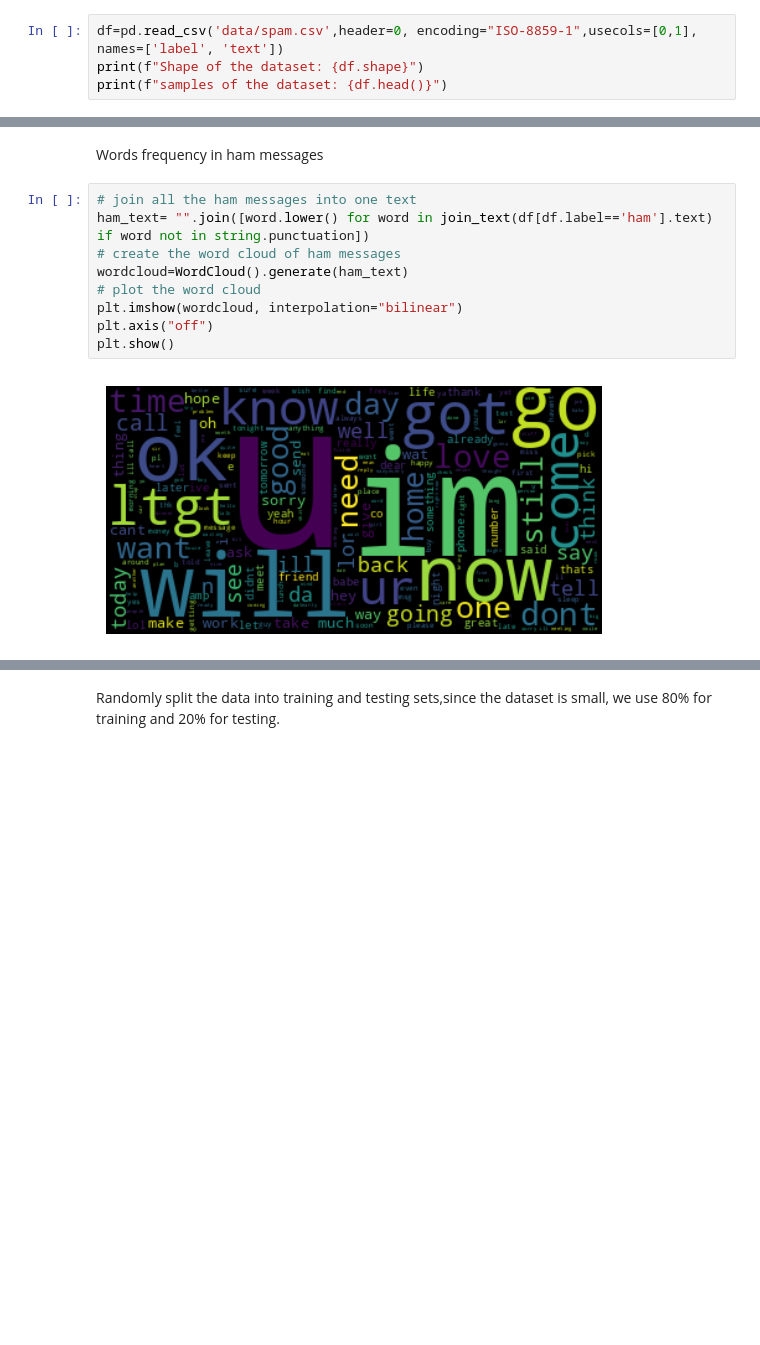
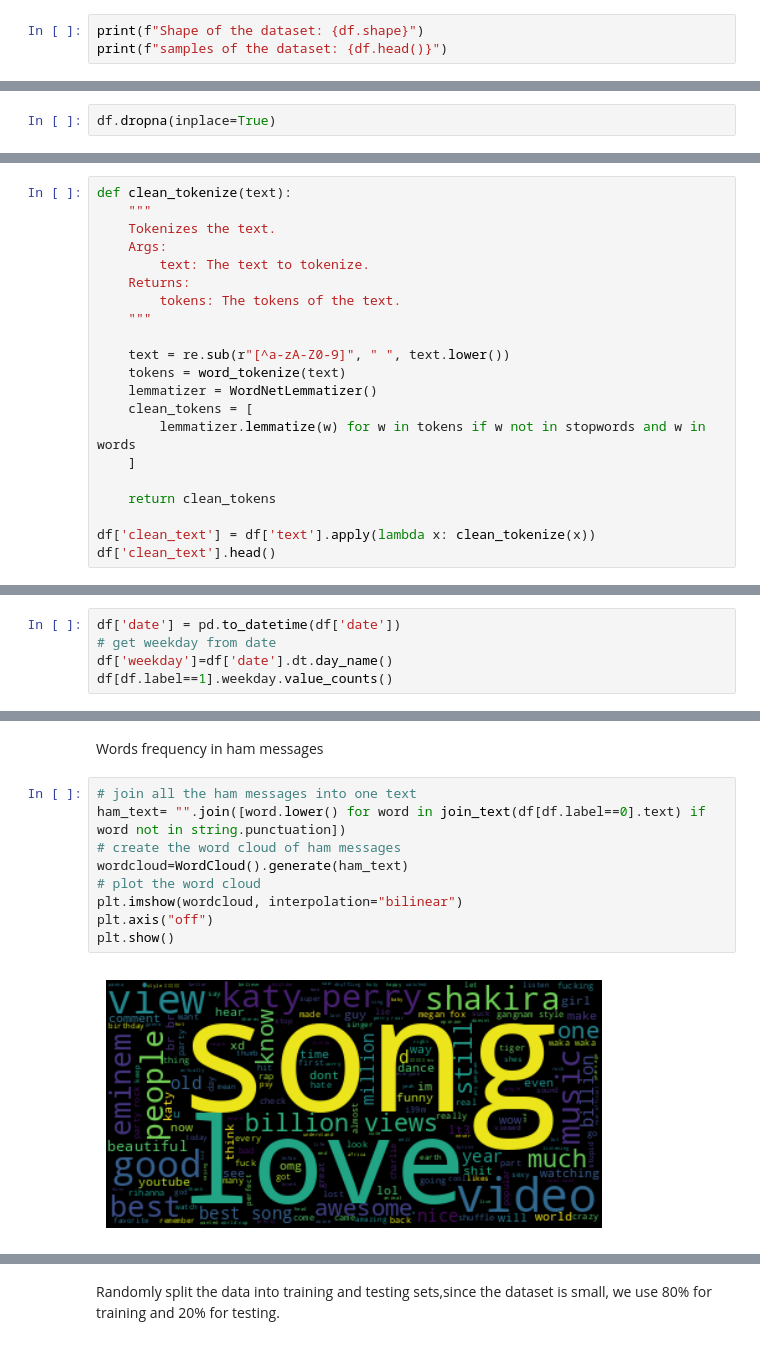
Before and after one commit to canfang-feng/nlp-pipeline, a Jupyter notebook: SMS_Spam_Classifier.ipynb, the cells around one changed output, grey strips where cells are left out. Saved outputs shown, nothing was run; the diff lists cells and outputs as text; blank space fills up the shorter version.

```diff
--- a/SMS_Spam_Classifier.ipynb
+++ b/SMS_Spam_Classifier.ipynb
@@ -48,5 +65,4 @@ Only query the first two columns data, and assign the columns name as "label" an
 # %%
-df=pd.read_csv('data/spam.csv',header=0, encoding="ISO-8859-1",usecols=[0,1], names=['label', 'text'])
 print(f"Shape of the dataset: {df.shape}")
 print(f"samples of the dataset: {df.head()}")
 # %% [output]
@@ -71 +99,3 @@ For this dataset, there is no missing value.
+# %%
+df.dropna(inplace=True)
 # %% [markdown]
@@ -97,0 +103,21 @@ Name: clean_text, dtype: object
+# %%
+def clean_tokenize(text):
+    """
+    Tokenizes the text.
+    Args:
+        text: The text to tokenize.
+    Returns:
+        tokens: The tokens of the text.
+    """
+
+    text = re.sub(r"[^a-zA-Z0-9]", " ", text.lower())
+    tokens = word_tokenize(text)
+    lemmatizer = WordNetLemmatizer()
+    clean_tokens = [
+        lemmatizer.lemmatize(w) for w in tokens if w not in stopwords and w in words
+    ]
+
+    return clean_tokens
+
+df['clean_text'] = df['text'].apply(lambda x: clean_tokenize(x))
+df['clean_text'].head()
@@ -112,0 +168,5 @@ This is imbalanced data. The ratio of ham to spam is 0.87:0.13
+# %%
+df['date'] = pd.to_datetime(df['date'])
+# get weekday from date
+df['weekday']=df['date'].dt.day_name()
+df[df.label==1].weekday.value_counts()
@@ -185,15 +240,15 @@ According to the wordcloud diagram and bar chart, we can see that spam messages
 Words frequency in ham messages
 # %%
 # join all the ham messages into one text
-ham_text= "".join([word.lower() for word in join_text(df[df.label=='ham'].text) if word not in string.punctuation])
+ham_text= "".join([word.lower() for word in join_text(df[df.label==0].text) if word not in string.punctuation])
 # create the word cloud of ham messages
 wordcloud=WordCloud().generate(ham_text)
 # plot the word cloud
 plt.imshow(wordcloud, interpolation="bilinear")
 plt.axis("off")
 plt.show()
 # %% [output]
-[figure, old version]
+[figure, new version]
 # %%
 # calculate each words frequency in ham text
 sort_ham_word=calculate_word_freq(ham_text,clean_text)
```
Also changed, not shown: parts of 34 cells of this notebook, 8 other files.
